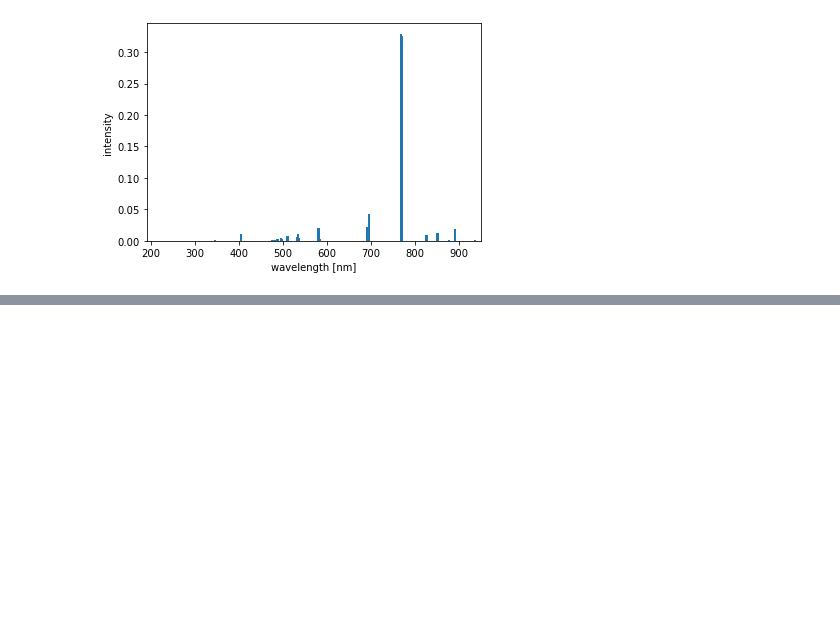
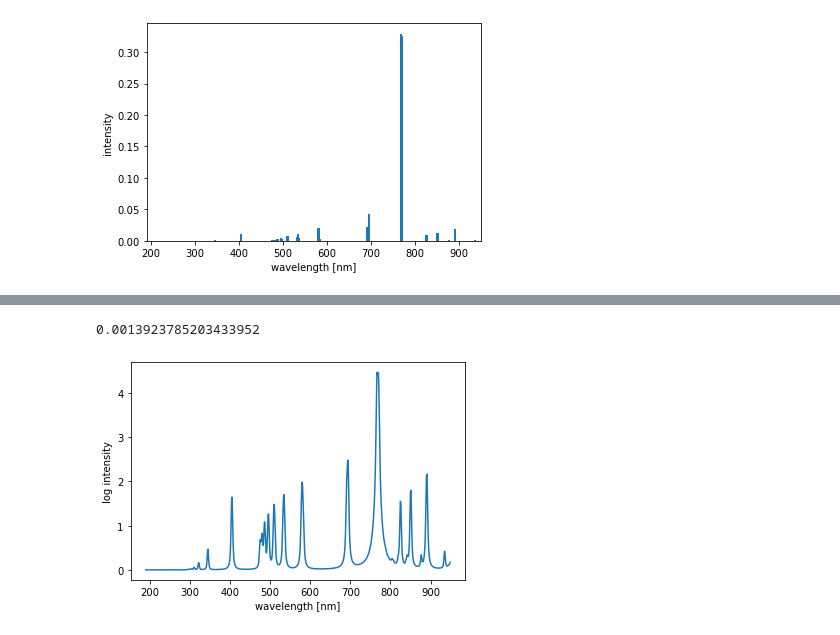
Before and after one commit to MWhitta/phaseMAP, a Jupyter notebook: util/spec_vis.ipynb, the cells around one changed output, grey strips where cells are left out. Drawn from its saved outputs; the diff is of its cells as text; code cells hidden in the pictures; blank space fills up the shorter version.

```diff
--- a/util/spec_vis.ipynb
+++ b/util/spec_vis.ipynb
@@ -29,0 +63,12 @@ plt.show
+# %%
+#Look at log transform of the intensity data. Increase level first
+l_spec = np.log(spec*1000+1)
+plt.plot(wave, l_spec)
+plt.xlabel('wavelength [nm]')
+plt.ylabel('log intensity')
+#plt.xlim([190, 950]) #note data may go beyond this range
+plt.show
+print(np.min(l_spec))
+# %% [output]
+0.0013923785203433952
+[figure, added]
```
Also changed, not shown: parts of 4 cells of this notebook, 2 other files.
